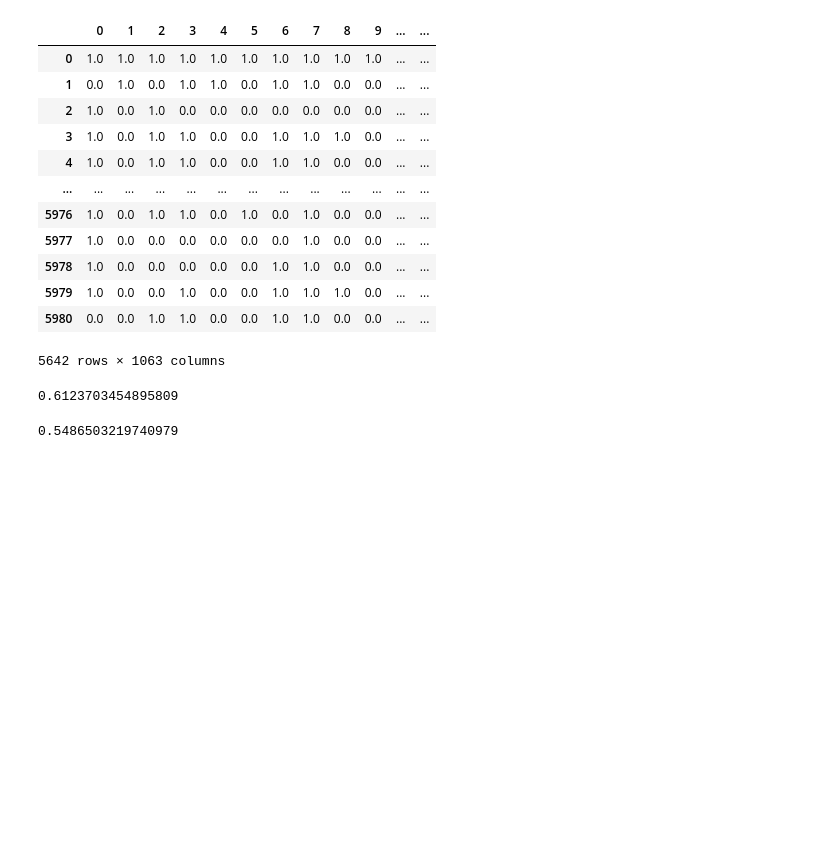
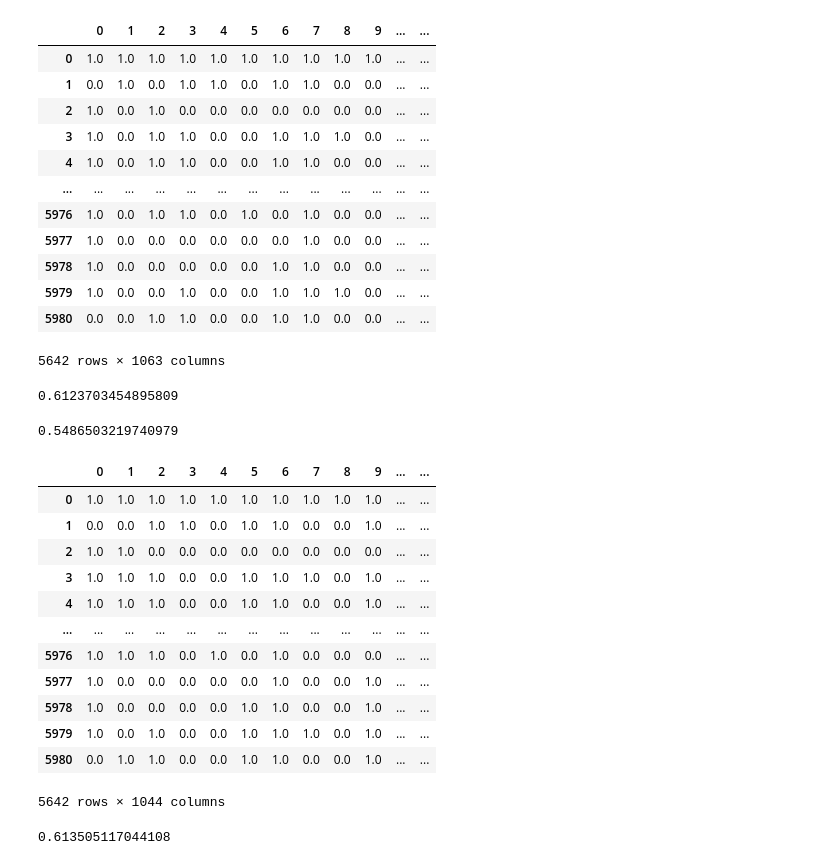
Before and after one commit to seppo0010/sysarmy-sueldos-2020.1, a Jupyter notebook: notebook/Predicción de sueldo.ipynb, the cells around one changed output. Drawn from its saved outputs; the diff is of its cells as text; code cells hidden in the pictures; blank space fills up the shorter version.

```diff
--- a/notebook/Predicción de sueldo.ipynb
+++ b/notebook/Predicción de sueldo.ipynb
@@ -2242,3 +2244,76 @@ xgb.XGBRegressor(**{'gamma': 0.55, 'n_estimators': 230, 'colsample_bytree': 0.55
 ).fit(encoder.predict(X_train), np.log(y_train)).score(encoder.predict(X_test), np.log(y_test))
 # %% [output]
 0.5486503219740979
+# %%
+def row_to_words(row):
+    return [
+        f'{key}={row[key]}'
+        for key
+        in (
+            'Me identifico',
+            'Nivel de estudios alcanzado',
+            'Estado',
+            'Carrera',
+            'Tengo',
+            'Realizaste cursos de especialización',
+            '¿Contribuís a proyectos open source?',
+            '¿Programás como hobbie?',
+            'Trabajo de',
+            '¿Qué SO usás en tu laptop/PC para trabajar?',
+            '¿Y en tu celular?',
+            '¿Tenés guardias?',
+            'Tipo de contrato',
+            'Orientación sexual',
+            'Cantidad de empleados',
+            'Actividad principal',
+        )
+    ] + [
+        f'{k}={v.lower().strip().replace(".", "")}' for k in (
+            '¿A qué eventos de tecnología asististe en el último año?',
+            'Beneficios extra',
+            'Plataformas',
+            'Lenguajes de programación',
+            'Frameworks, herramientas y librerías',
+            'Bases de datos',
+            'QA / Testing',
+            'IDEs',
+            'Lenguajes de programación'
+        ) for v in row.fillna('')[k].split(', ')
+    ] + [
+        f'provincia={regions_map[row["Dónde estás trabajando"]]}'
+    ]
+
+counts = {}
+for i in range(df.shape[0]):
+    for word in row_to_words(df.iloc[i]):
+        counts[word] = counts.get(word, 0) + 1
+
+valid_words = [word for word, c in counts.items() if c > 1]
+
+
+def encode_row(row):
+    ws = row_to_words(row)
+    return pd.Series([w in ws for w in valid_words] + [
+        row['¿Gente a cargo?'],
+        row['Años de experiencia']
+    ])
+df_encoded = df.apply(encode_row, axis=1).astype(float)
+df_encoded
+# %% [output]
+|  | 0 | 1 | 2 | 3 | 4 | 5 | 6 | 7 | 8 | 9 | ... | ... |
+| 0 | 1.0 | 1.0 | 1.0 | 1.0 | 1.0 | 1.0 | 1.0 | 1.0 | 1.0 | 1.0 | ... | ... |
+| 1 | 0.0 | 0.0 | 1.0 | 1.0 | 0.0 | 1.0 | 1.0 | 0.0 | 0.0 | 1.0 | ... | ... |
+| 2 | 1.0 | 1.0 | 0.0 | 0.0 | 0.0 | 0.0 | 0.0 | 0.0 | 0.0 | 0.0 | ... | ... |
+| 3 | 1.0 | 1.0 | 1.0 | 0.0 | 0.0 | 1.0 | 1.0 | 1.0 | 0.0 | 1.0 | ... | ... |
+| 4 | 1.0 | 1.0 | 1.0 | 0.0 | 0.0 | 1.0 | 1.0 | 0.0 | 0.0 | 1.0 | ... | ... |
+| ... | ... | ... | ... | ... | ... | ... | ... | ... | ... | ... | ... | ... |
+| 5976 | 1.0 | 1.0 | 1.0 | 0.0 | 1.0 | 0.0 | 1.0 | 0.0 | 0.0 | 0.0 | ... | ... |
+| 5977 | 1.0 | 0.0 | 0.0 | 0.0 | 0.0 | 0.0 | 1.0 | 0.0 | 0.0 | 1.0 | ... | ... |
+| 5978 | 1.0 | 0.0 | 0.0 | 0.0 | 0.0 | 1.0 | 1.0 | 0.0 | 0.0 | 1.0 | ... | ... |
+| 5979 | 1.0 | 0.0 | 1.0 | 0.0 | 0.0 | 1.0 | 1.0 | 1.0 | 0.0 | 1.0 | ... | ... |
+| 5980 | 0.0 | 1.0 | 1.0 | 0.0 | 0.0 | 1.0 | 1.0 | 0.0 | 0.0 | 1.0 | ... | ... |
+5642 rows × 1044 columns
+# %%
+cross_val_score(xgb.XGBRegressor(**{'gamma': 0.55, 'n_estimators': 230, 'colsample_bytree': 0.55, 'max_depth': 23, 'min_child_weight': 16.0, 'subsample': 0.7460131711512644, 'learning_rate': 0.05}), df_encoded, np.log(df['Salario mensual BRUTO (en tu moneda local)'])).mean()
+# %% [output]
+0.613505117044108
```
Also changed, not shown: parts of 14 cells of this notebook, 1 other file.
